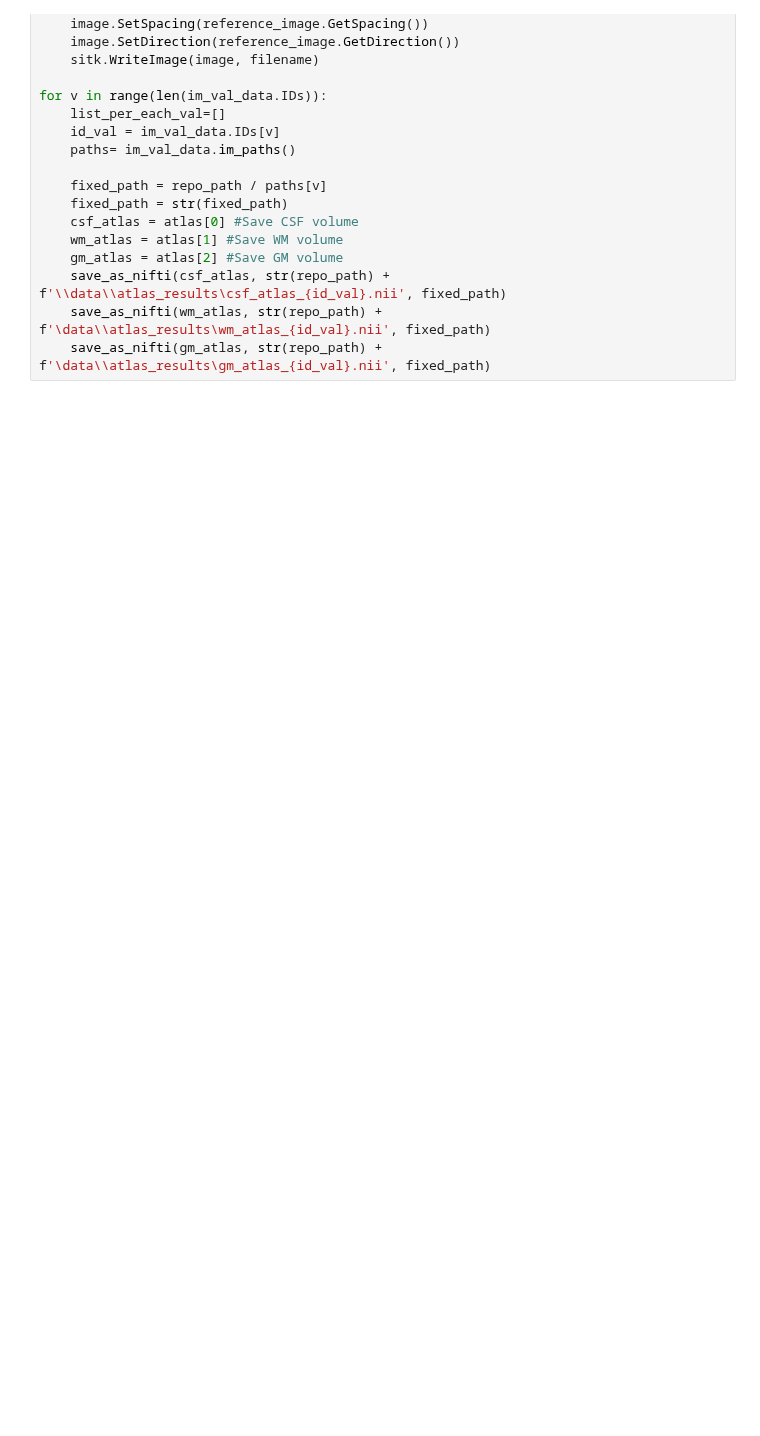
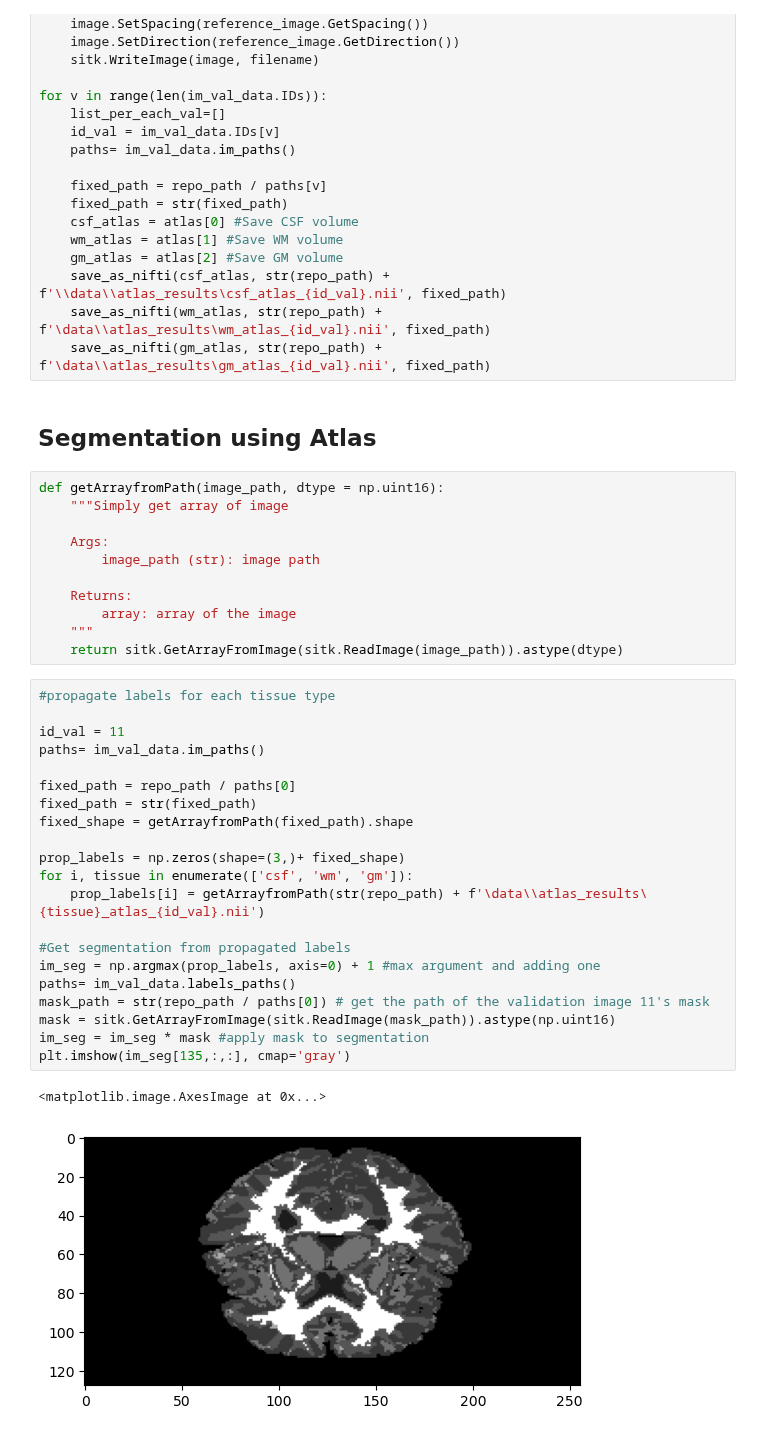
Before and after one commit to cansuyalcinn/brain-tissue-segmentation-challenge, a Jupyter notebook: notebooks/MEAN_atlas.ipynb, the cells around one changed output. Cells and saved outputs as stored; diff of their text form; blank space fills up the shorter version.

Commit message:
mean atlas segmentation 1

```diff
--- a/notebooks/MEAN_atlas.ipynb
+++ b/notebooks/MEAN_atlas.ipynb
@@ -197,3 +197,40 @@ for v in range(len(im_val_data.IDs)):
     save_as_nifti(csf_atlas, str(repo_path) + f'\\data\\atlas_results\csf_atlas_{id_val}.nii', fixed_path)
     save_as_nifti(wm_atlas, str(repo_path) + f'\data\\atlas_results\wm_atlas_{id_val}.nii', fixed_path)
     save_as_nifti(gm_atlas, str(repo_path) + f'\data\\atlas_results\gm_atlas_{id_val}.nii', fixed_path)
+# %% [markdown]
+## Segmentation using Atlas
+# %%
+def getArrayfromPath(image_path, dtype = np.uint16):
+    """Simply get array of image
+
+    Args:
+        image_path (str): image path
+
+    Returns:
+        array: array of the image
+    """
+    return sitk.GetArrayFromImage(sitk.ReadImage(image_path)).astype(dtype)
+# %%
+#propagate labels for each tissue type
+
+id_val = 11
+paths= im_val_data.im_paths()
+
+fixed_path = repo_path / paths[0]
+fixed_path = str(fixed_path)
+fixed_shape = getArrayfromPath(fixed_path).shape
+
+prop_labels = np.zeros(shape=(3,)+ fixed_shape)
+for i, tissue in enumerate(['csf', 'wm', 'gm']):
+    prop_labels[i] = getArrayfromPath(str(repo_path) + f'\data\\atlas_results\{tissue}_atlas_{id_val}.nii')
+
+#Get segmentation from propagated labels
+im_seg = np.argmax(prop_labels, axis=0) + 1 #max argument and adding one
+paths= im_val_data.labels_paths()
+mask_path = str(repo_path / paths[0]) # get the path of the validation image 11's mask
+mask = sitk.GetArrayFromImage(sitk.ReadImage(mask_path)).astype(np.uint16)
+im_seg = im_seg * mask #apply mask to segmentation
+plt.imshow(im_seg[135,:,:], cmap='gray')
+# %% [output]
+<matplotlib.image.AxesImage at 0x...>
+[figure, added]
```
Also changed, not shown: parts of 2 cells of this notebook.
